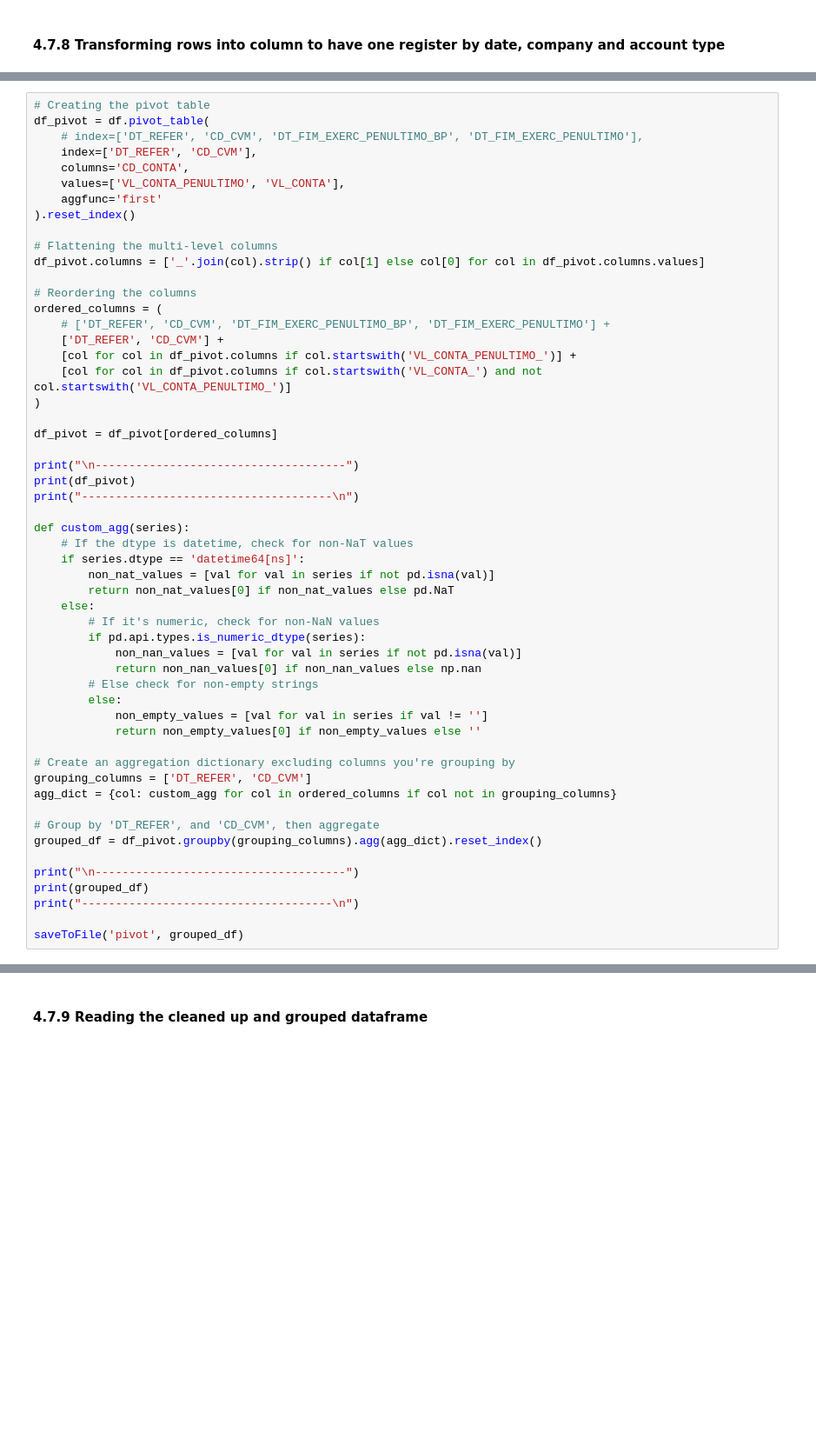
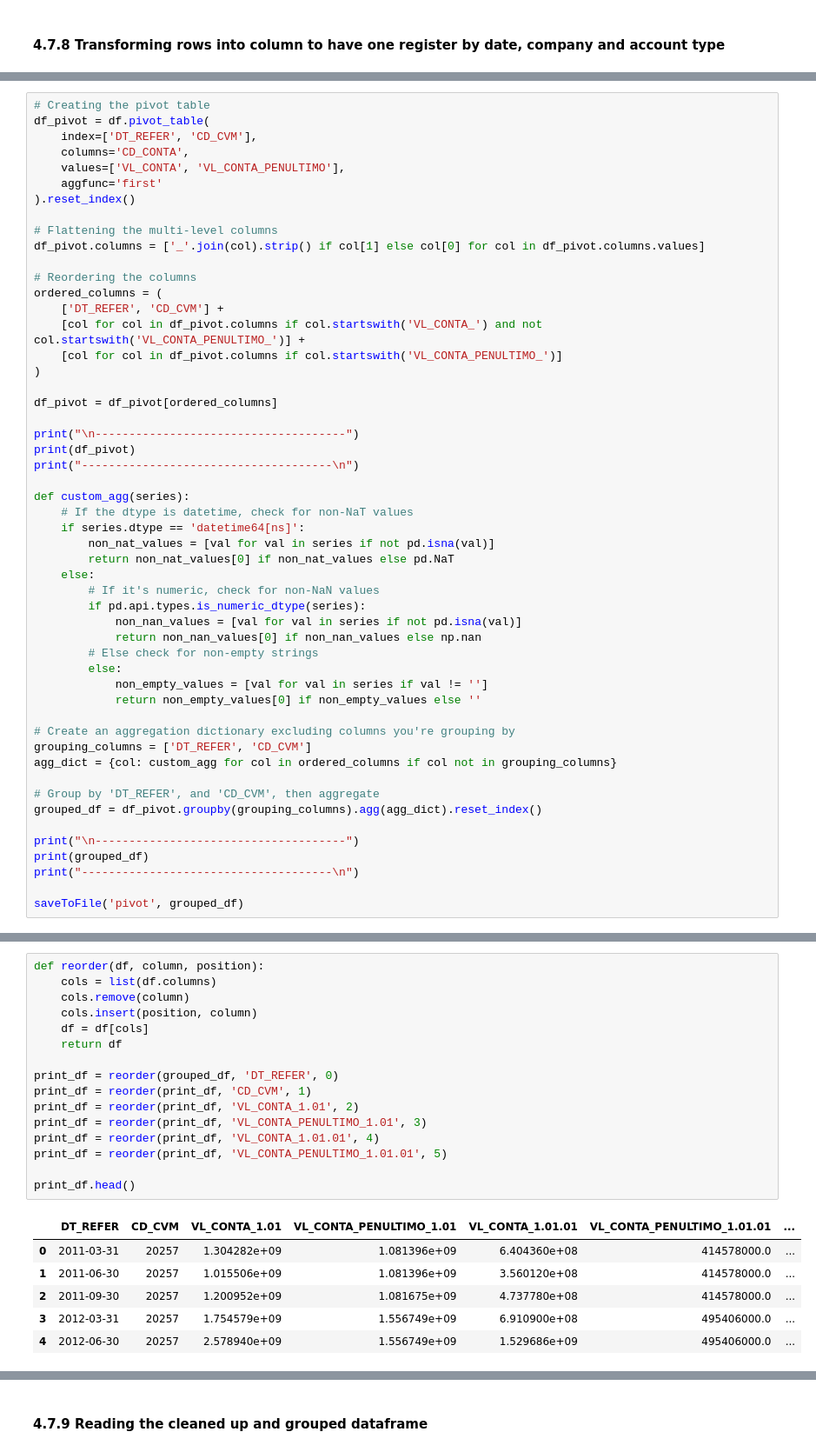
Before and after one commit to enok/flowpredict, a Jupyter notebook: flowpredict.ipynb, the cells around one changed output, grey strips where cells are left out. Shown at 87% size. Drawn from its saved outputs; the diff is of its cells as text; blank space fills up the shorter version.

```diff
--- a/flowpredict.ipynb
+++ b/flowpredict.ipynb
@@ -1076,10 +1128,9 @@ dtypes: datetime64[ns](1), float64(2), int64(1), object(1)
 # %%
 # Creating the pivot table
 df_pivot = df.pivot_table(
-    # index=['DT_REFER', 'CD_CVM', 'DT_FIM_EXERC_PENULTIMO_BP', 'DT_FIM_EXERC_PENULTIMO'],
     index=['DT_REFER', 'CD_CVM'],
     columns='CD_CONTA',
-    values=['VL_CONTA_PENULTIMO', 'VL_CONTA'],
+    values=['VL_CONTA', 'VL_CONTA_PENULTIMO'],
     aggfunc='first'
 ).reset_index()
 
@@ -1088,10 +1139,9 @@ df_pivot.columns = ['_'.join(col).strip() if col[1] else col[0] for col in df_pi
 
 # Reordering the columns
 ordered_columns = (
-    # ['DT_REFER', 'CD_CVM', 'DT_FIM_EXERC_PENULTIMO_BP', 'DT_FIM_EXERC_PENULTIMO'] +
     ['DT_REFER', 'CD_CVM'] +
-    [col for col in df_pivot.columns if col.startswith('VL_CONTA_PENULTIMO_')] +
-    [col for col in df_pivot.columns if col.startswith('VL_CONTA_') and not col.startswith('VL_CONTA_PENULTIMO_')]
+    [col for col in df_pivot.columns if col.startswith('VL_CONTA_') and not col.startswith('VL_CONTA_PENULTIMO_')] +
+    [col for col in df_pivot.columns if col.startswith('VL_CONTA_PENULTIMO_')]
 )
 
 df_pivot = df_pivot[ordered_columns]
@@ -1147,0 +1198,23 @@ saveToFile('pivot', grouped_df)
+# %%
+def reorder(df, column, position):
+    cols = list(df.columns)
+    cols.remove(column)
+    cols.insert(position, column)
+    df = df[cols]
+    return df
+
+print_df = reorder(grouped_df, 'DT_REFER', 0)
+print_df = reorder(print_df, 'CD_CVM', 1)
+print_df = reorder(print_df, 'VL_CONTA_1.01', 2)
+print_df = reorder(print_df, 'VL_CONTA_PENULTIMO_1.01', 3)
+print_df = reorder(print_df, 'VL_CONTA_1.01.01', 4)
+print_df = reorder(print_df, 'VL_CONTA_PENULTIMO_1.01.01', 5)
+
+print_df.head()
+# %% [output]
+|  | DT_REFER | CD_CVM | VL_CONTA_1.01 | VL_CONTA_PENULTIMO_1.01 | VL_CONTA_1.01.01 | VL_CONTA_PENULTIMO_1.01.01 | ... |
+| 0 | 2011-03-31 | 20257 | 1.304282e+09 | 1.081396e+09 | 6.404360e+08 | 414578000.0 | ... |
+| 1 | 2011-06-30 | 20257 | 1.015506e+09 | 1.081396e+09 | 3.560120e+08 | 414578000.0 | ... |
+| 2 | 2011-09-30 | 20257 | 1.200952e+09 | 1.081675e+09 | 4.737780e+08 | 414578000.0 | ... |
+| 3 | 2012-03-31 | 20257 | 1.754579e+09 | 1.556749e+09 | 6.910900e+08 | 495406000.0 | ... |
+| 4 | 2012-06-30 | 20257 | 2.578940e+09 | 1.556749e+09 | 1.529686e+09 | 495406000.0 | ... |
```
Also changed, not shown: parts of 34 cells of this notebook, 5 other files.
